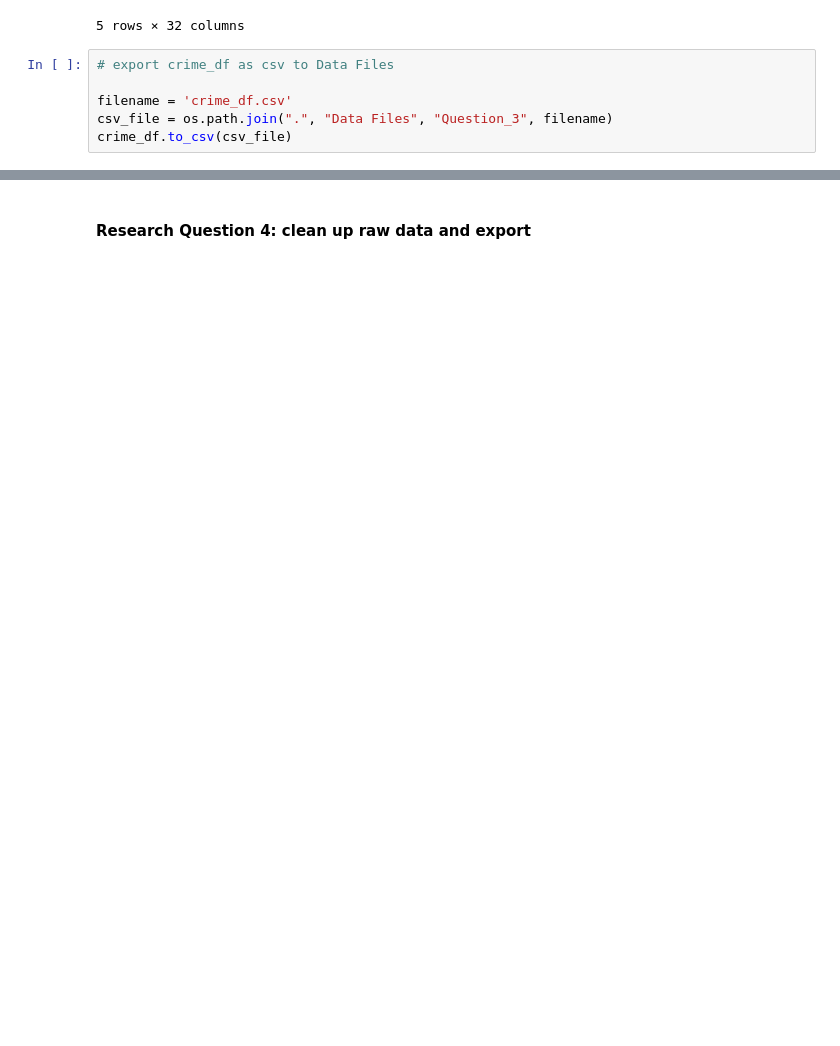
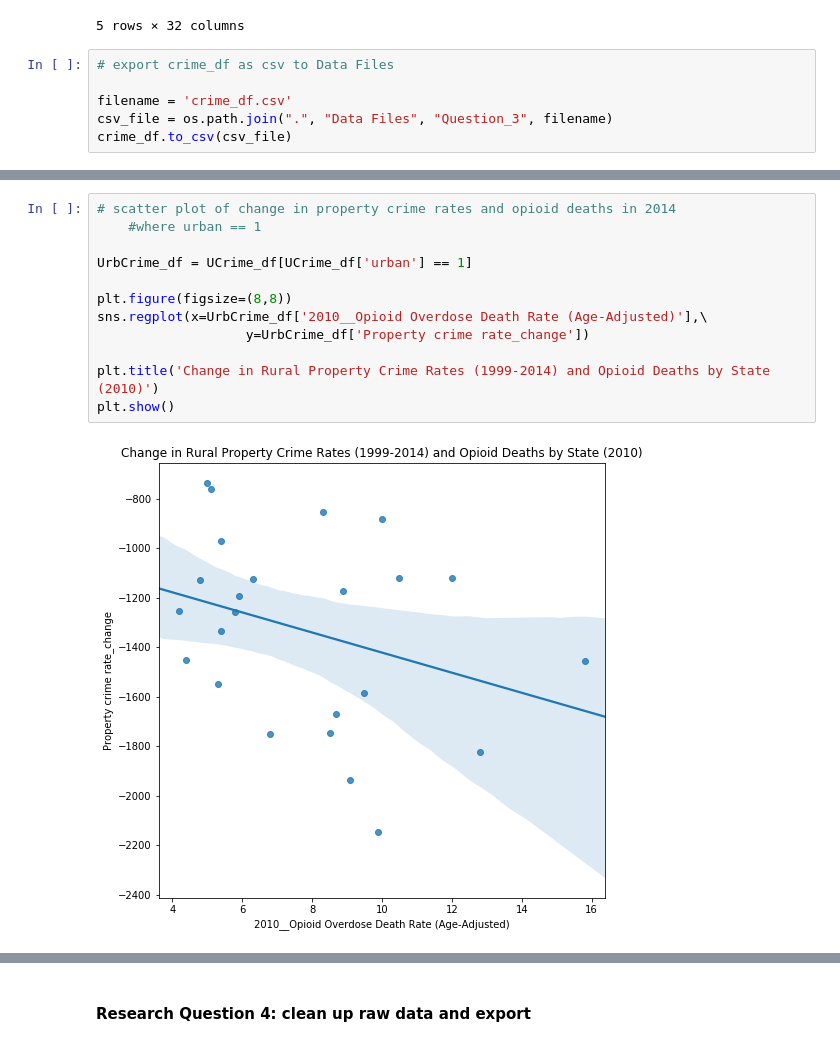
Before and after one commit to christa-fields/GWU_Databootcamp_Project_1, a Jupyter notebook: data_cleanup.ipynb, the cells around one changed output, grey strips where cells are left out. Cells and saved outputs as stored; diff of their text form; blank space fills up the shorter version.

```diff
--- a/data_cleanup.ipynb
+++ b/data_cleanup.ipynb
@@ -452,0 +566,14 @@ crime_df.to_csv(csv_file)
+# %%
+# scatter plot of change in property crime rates and opioid deaths in 2014
+    #where urban == 1
+
+UrbCrime_df = UCrime_df[UCrime_df['urban'] == 1]
+
+plt.figure(figsize=(8,8))
+sns.regplot(x=UrbCrime_df['2010__Opioid Overdose Death Rate (Age-Adjusted)'],\
+                   y=UrbCrime_df['Property crime rate_change'])
+
+plt.title('Change in Rural Property Crime Rates (1999-2014) and Opioid Deaths by State (2010)')
+plt.show()
+# %% [output]
+[figure, added]
```
Also changed, not shown: parts of 10 cells of this notebook, 1 other file.
